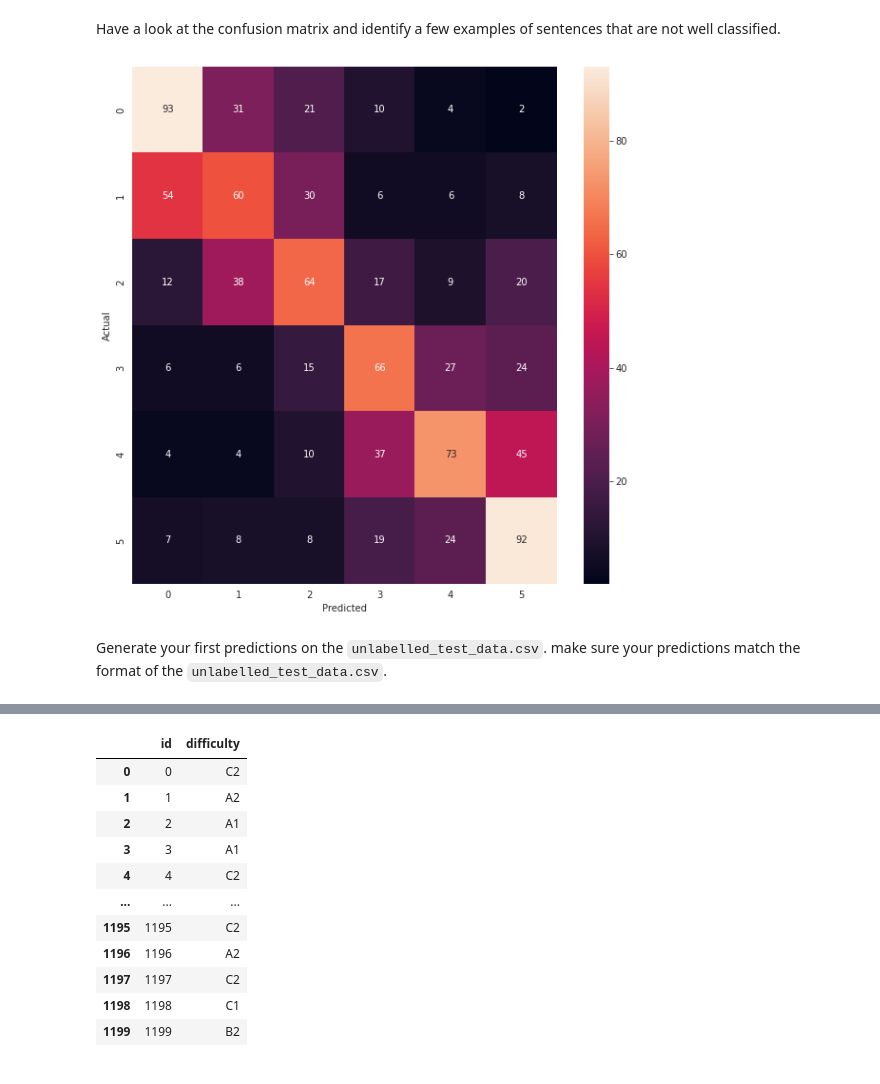
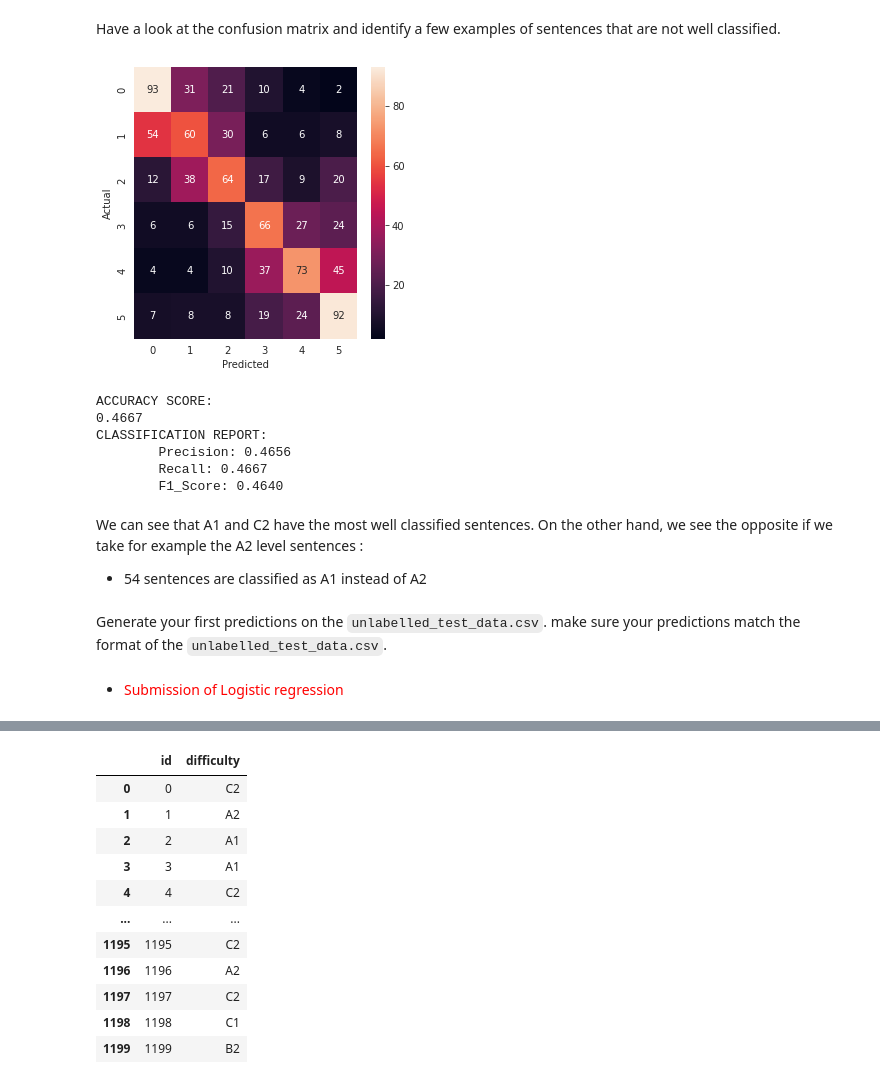
Before and after one commit to Srivathshan-Paramalingam-0505/DMML2022_UNIL_Zoom, a Jupyter notebook: Copy_Project_guidelines_2022.ipynb, the cells around one changed output, grey strips where cells are left out. Cells and saved outputs as stored; diff of their text form; code cells hidden in the pictures.

```diff
--- a/Copy_Project_guidelines_2022.ipynb
+++ b/Copy_Project_guidelines_2022.ipynb
@@ -242,13 +247,20 @@ Name: sentence, Length: 3840, dtype: object
 # %% [markdown]
 Calculate accuracy, precision, recall and F1 score on the test set.
 # %%
-#function to calculate metrics of the models
+#function to calculate metrics of the models and display a confusion matrix
 def models_metrics (true, pred):
   precision = precision_score(true, pred, average='weighted')
   recall = recall_score(true, pred, average='weighted')
   f1 = f1_score(true, pred, average='weighted')
-  print(f"CONFUSION MATRIX:\n{confusion_matrix(true, pred,)}")
-  print(f"ACCURACY SCORE:\n{accuracy_score(true, pred):.4f}")
+  accuracy = accuracy_score(true,pred)
+  conf_mat = confusion_matrix(true, pred)
+  fig, ax = plt.subplots(figsize=(5,5))
+  sns.heatmap(conf_mat, annot=True, fmt='d')
+  plt.ylabel('Actual')
+  plt.xlabel('Predicted')
+  plt.show()
+  print(f"ACCURACY SCORE:\n{accuracy:.4f}")
   print(f"CLASSIFICATION REPORT:\n\tPrecision: {precision:.4f}\n\tRecall: {recall:.4f}\n\tF1_Score: {f1:.4f}")
+  return precision, recall, f1, accuracy
 # %%
 y_pred_lr = pipe.predict(X_test)
@@ -273,17 +267,23 @@ CLASSIFICATION REPORT:
 # %% [markdown]
 Have a look at the confusion matrix and identify a few examples of sentences that are not well classified.
-# %%
-# your code here
-conf_mat = confusion_matrix(y_test, y_pred_lr)
-fig, ax = plt.subplots(figsize=(10,10))
-sns.heatmap(conf_mat, annot=True, fmt='d')
-plt.ylabel('Actual')
-plt.xlabel('Predicted')
-plt.show()
-# %% [output]
-[figure, removed]
+# %%
+precision_lr, recall_lr, f1_lr, accuracy_lr = models_metrics(y_test,y_pred_lr)
+# %% [output]
+[figure, added]
+ACCURACY SCORE:
+0.4667
+CLASSIFICATION REPORT:
+        Precision: 0.4656
+        Recall: 0.4667
+        F1_Score: 0.4640
+# %% [markdown]
+We can see that A1 and C2 have the most well classified sentences.
+On the other hand, we see the opposite if we take for example the A2 level sentences :
+- 54 sentences are classified as A1 instead of A2
 # %% [markdown]
 Generate your first predictions on the `unlabelled_test_data.csv`. make sure your predictions match the format of the `unlabelled_test_data.csv`.
+# %% [markdown]
+- <font color = 'red'>Submission of Logistic regression
 # %%
 unlabelled_lr=pipe.predict(pred_sentence)
 # %%
```
Also changed, not shown: parts of 54 cells of this notebook.
